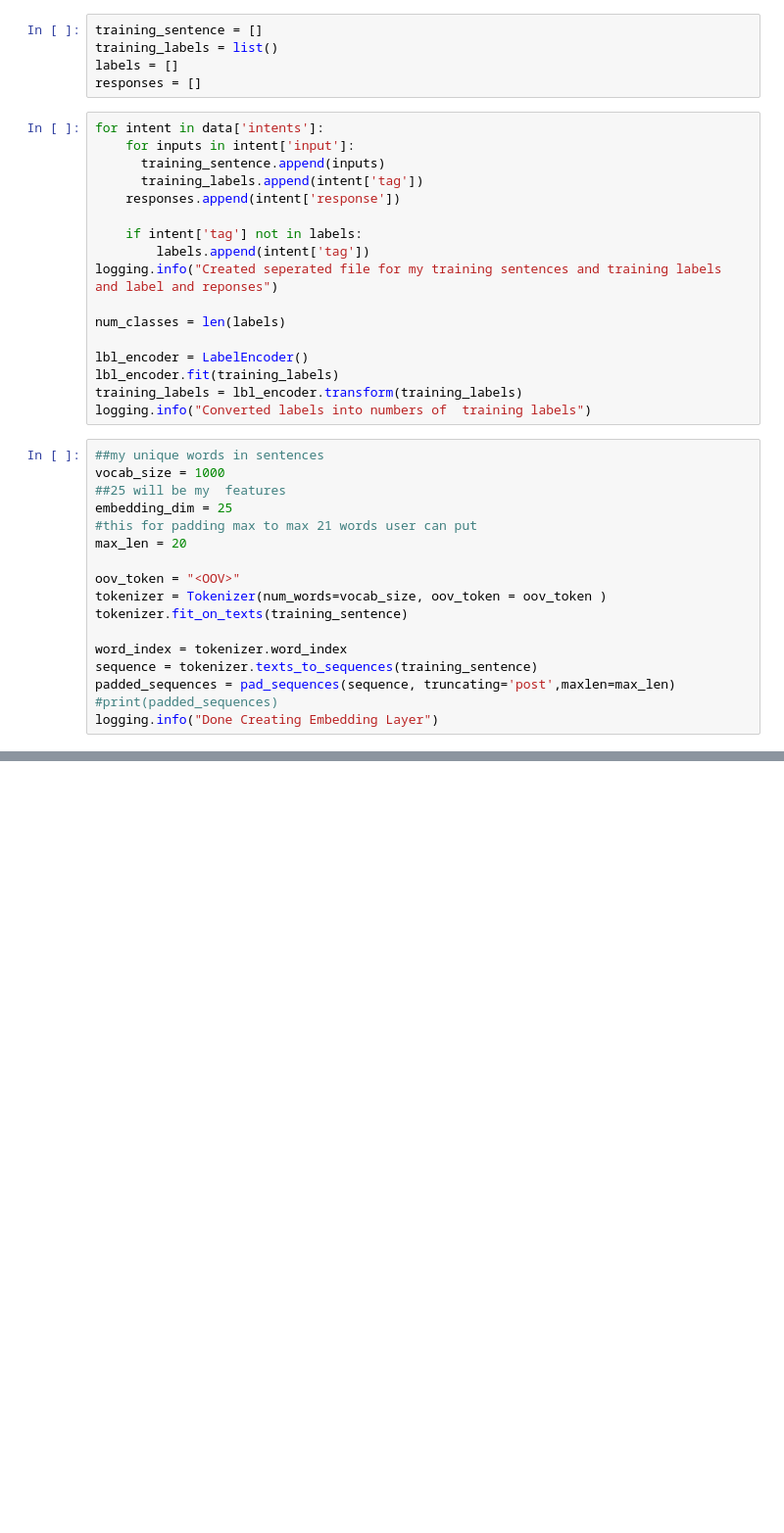
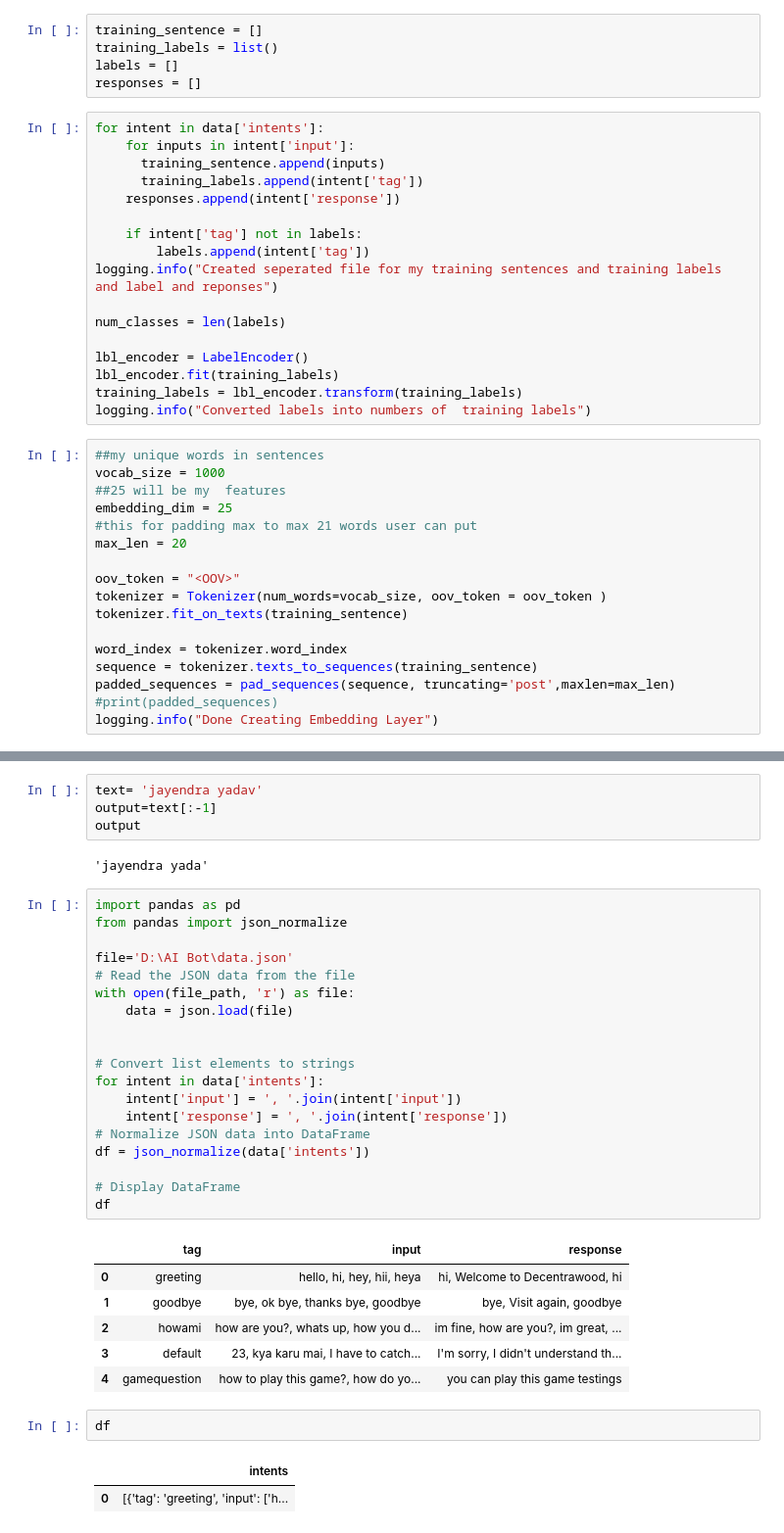
Before and after one commit to JigneshWaghela98/Chatbot, a Jupyter notebook: train.ipynb, the cells around one changed output, grey strips where cells are left out. Shown: that part at 98% size. Cells and saved outputs as stored; diff of their text form; blank space fills up the shorter version.

```diff
--- a/train.ipynb
+++ b/train.ipynb
@@ -135,3 +135,40 @@ Epoch 100/100
 WARNING:absl:You are saving your model as an HDF5 file via `model.save()` or `keras.saving.save_model(model)`. This file format is considered legacy. We recommend using instead the native Keras format ...
 Tokenizer saved to artifacts\tokenizer.pickle
 Label Encoder saved toartifacts\label_encoder.pickle
+# %%
+text= 'jayendra yadav'
+output=text[:-1]
+output
+# %% [output]
+'jayendra yada'
+# %%
+import pandas as pd
+from pandas import json_normalize
+
+file='D:\AI Bot\data.json'
+# Read the JSON data from the file
+with open(file_path, 'r') as file:
+    data = json.load(file)
+
+
+# Convert list elements to strings
+for intent in data['intents']:
+    intent['input'] = ', '.join(intent['input'])
+    intent['response'] = ', '.join(intent['response'])
+# Normalize JSON data into DataFrame
+df = json_normalize(data['intents'])
+
+# Display DataFrame
+df
+# %% [output]
+|  | tag | input | response |
+| 0 | greeting | hello, hi, hey, hii, heya | hi, Welcome to Decentrawood, hi |
+| 1 | goodbye | bye, ok bye, thanks bye, goodbye | bye, Visit again, goodbye |
+| 2 | howami | how are you?, whats up, how you d... | im fine, how are you?, im great, ... |
+| 3 | default | 23, kya karu mai, I have to catch... | I'm sorry, I didn't understand th... |
+| 4 | gamequestion | how to play this game?, how do yo... | you can play this game testings |
+# %%
+df
+# %% [output]
+|  | intents |
+| 0 | [{'tag': 'greeting', 'input': ['h... |
```
Also changed, not shown: parts of 8 cells of this notebook, 9 other files.
